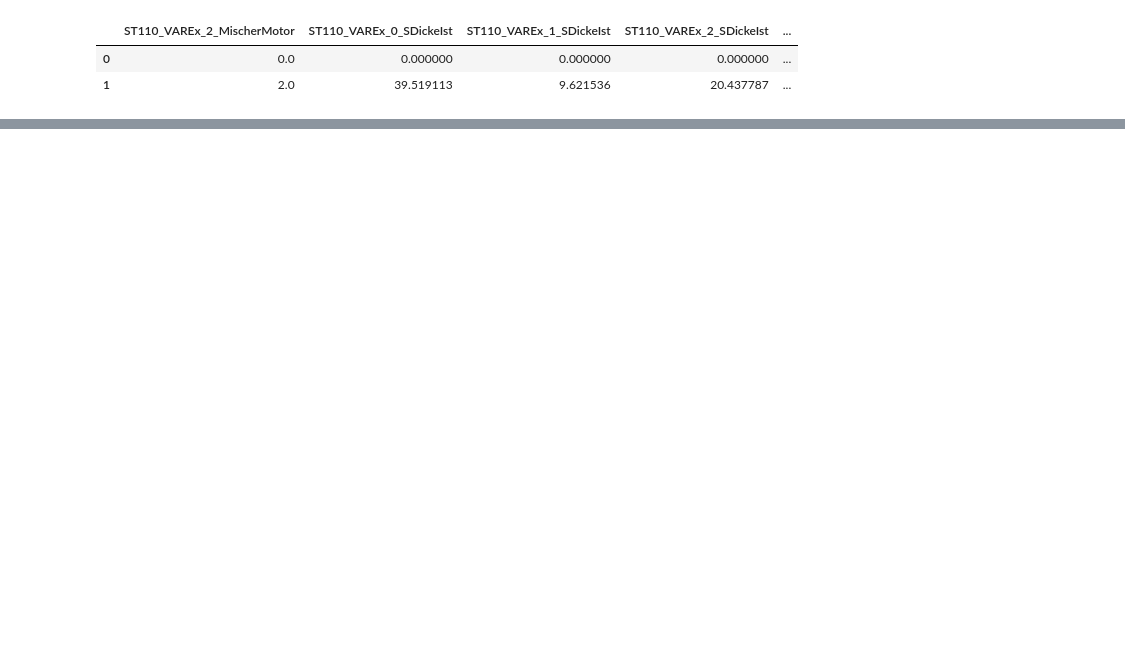
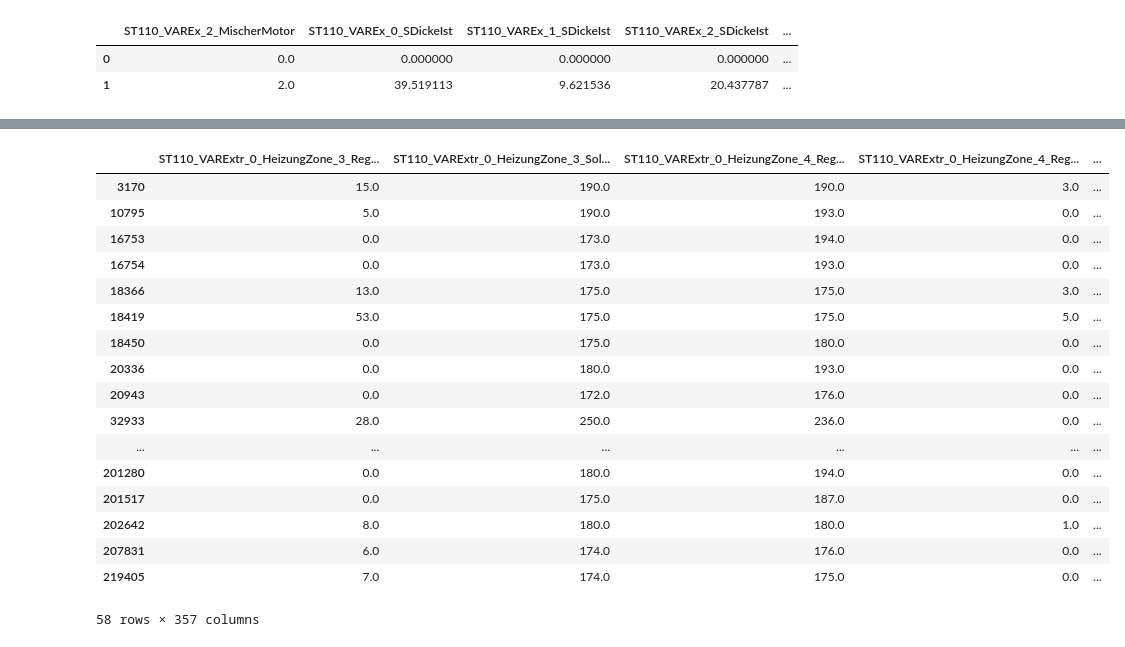
Before and after one commit to Deepeasy/six_sigma_plastic_extrusion, a Jupyter notebook: extrusion_final.ipynb, the cells around one changed output, grey strips where cells are left out. Saved outputs shown, nothing was run; the diff lists cells and outputs as text; code cells hidden in the pictures; blank space fills up the shorter version.

```diff
--- a/extrusion_final.ipynb
+++ b/extrusion_final.ipynb
@@ -534,0 +500,22 @@ extrusion2
+# %%
+extrusions6=extrusion2.loc[extrusion2['EXT3'] == 0]
+extrusions6
+# %% [output]
+|  | ST110_VARExtr_0_HeizungZone_3_Reg... | ST110_VARExtr_0_HeizungZone_3_Sol... | ST110_VARExtr_0_HeizungZone_4_Reg... | ST110_VARExtr_0_HeizungZone_4_Reg... | ... |
+| 3170 | 15.0 | 190.0 | 190.0 | 3.0 | ... |
+| 10795 | 5.0 | 190.0 | 193.0 | 0.0 | ... |
+| 16753 | 0.0 | 173.0 | 194.0 | 0.0 | ... |
+| 16754 | 0.0 | 173.0 | 193.0 | 0.0 | ... |
+| 18366 | 13.0 | 175.0 | 175.0 | 3.0 | ... |
+| 18419 | 53.0 | 175.0 | 175.0 | 5.0 | ... |
+| 18450 | 0.0 | 175.0 | 180.0 | 0.0 | ... |
+| 20336 | 0.0 | 180.0 | 193.0 | 0.0 | ... |
+| 20943 | 0.0 | 172.0 | 176.0 | 0.0 | ... |
+| 32933 | 28.0 | 250.0 | 236.0 | 0.0 | ... |
+| ... | ... | ... | ... | ... | ... |
+| 201280 | 0.0 | 180.0 | 194.0 | 0.0 | ... |
+| 201517 | 0.0 | 175.0 | 187.0 | 0.0 | ... |
+| 202642 | 8.0 | 180.0 | 180.0 | 1.0 | ... |
+| 207831 | 6.0 | 174.0 | 176.0 | 0.0 | ... |
+| 219405 | 7.0 | 174.0 | 175.0 | 0.0 | ... |
+58 rows × 357 columns
```
Also changed, not shown: parts of 29 cells of this notebook.
